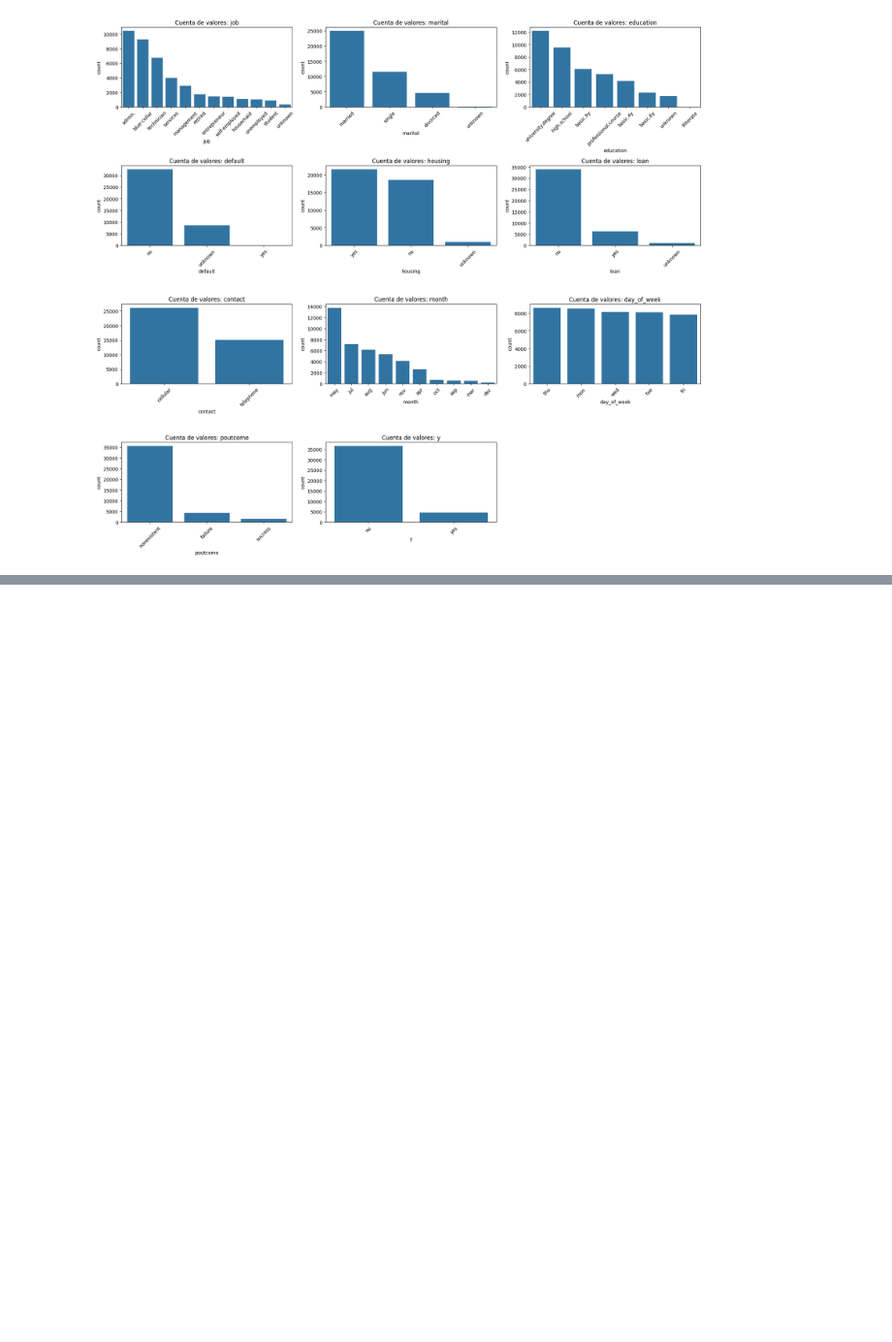
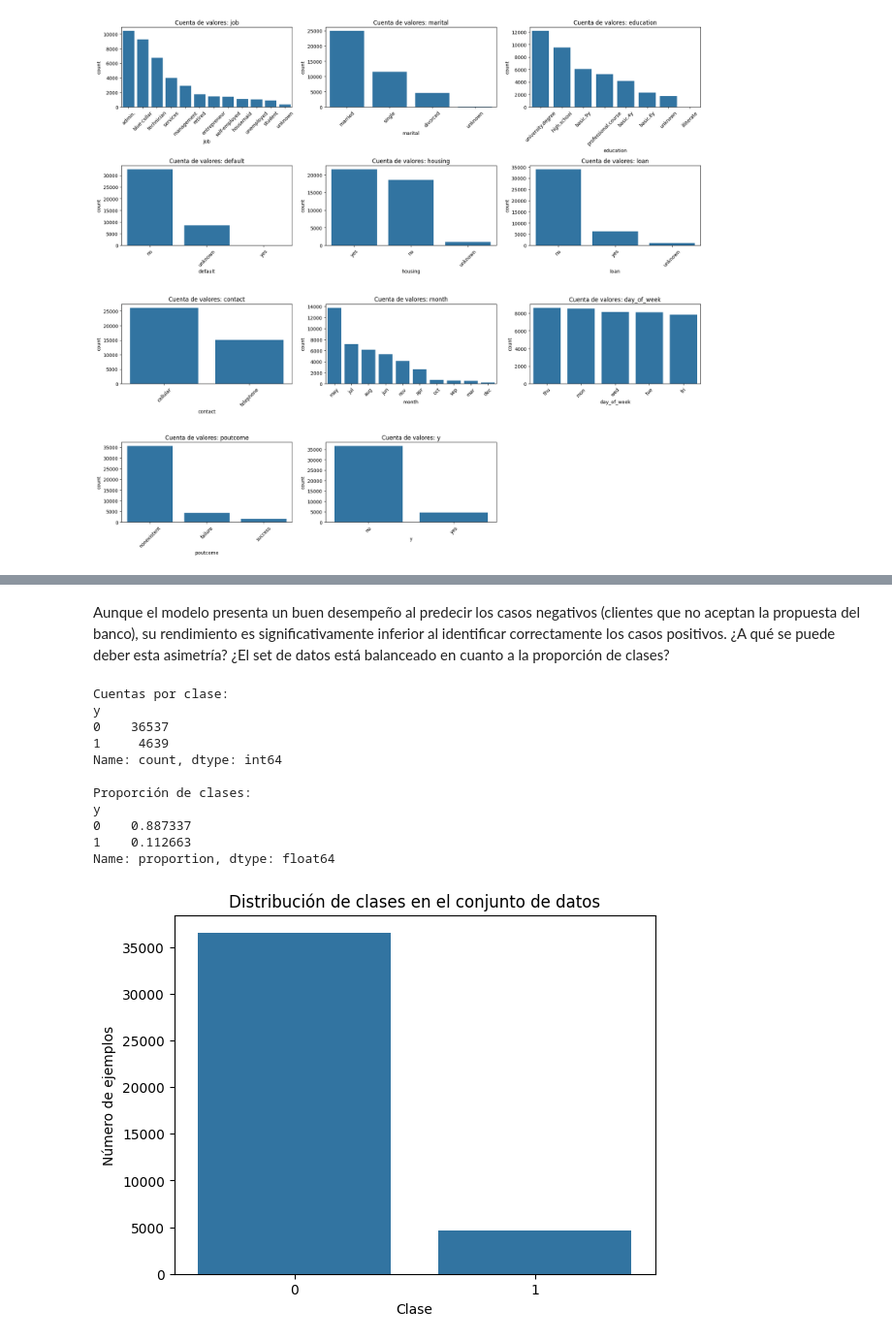
Before and after one commit to fdiazja93/especialidad-en-GenAI, a Jupyter notebook: Clase 1/laboratorio_1.ipynb, the cells around one changed output, grey strips where cells are left out. Shown at 97% size. Drawn from its saved outputs; the diff is of its cells as text; code cells hidden in the pictures; blank space fills up the shorter version.

```diff
--- a/Clase 1/laboratorio_1.ipynb
+++ b/Clase 1/laboratorio_1.ipynb
@@ -298,0 +301,10 @@ No observamos ninguna anomalía y por lo tanto procedemos con la construcción d
+# %%
+# Codificación de variable respuesta y features categóricos
+df['y'] = df['y'].map({'yes': 1, 'no': 0})
+categorical_cols = df.select_dtypes(include='object').columns
+df_encoded = pd.get_dummies(df, columns=categorical_cols, drop_first=True)
+
+# Separación de features y variable respuesta y creación de sets de entrenamiento y testeo
+X = df_encoded.drop('y', axis=1)
+y = df_encoded['y']
+X_train, X_test, y_train, y_test = train_test_split(X, y, stratify=y, test_size=0.2, random_state=42)
@@ -298,0 +347,27 @@ No observamos ninguna anomalía y por lo tanto procedemos con la construcción d
+# %% [markdown]
+Aunque el modelo presenta un buen desempeño al predecir los casos negativos (clientes que no aceptan la propuesta del banco), su rendimiento es significativamente inferior al identificar correctamente los casos positivos. ¿A qué se puede deber esta asimetría? ¿El set de datos está balanceado en cuanto a la proporción de clases?
+# %%
+# Cheqeuo de balanceo de clases
+print("Cuentas por clase:")
+print(y.value_counts())
+print("\nProporción de clases:")
+print(y.value_counts(normalize=True))
+
+sns.countplot(x=y)
+plt.title("Distribución de clases en el conjunto de datos")
+plt.xlabel("Clase")
+plt.ylabel("Número de ejemplos")
+plt.show()
+# %% [output]
+Cuentas por clase:
+y
+0    36537
+1     4639
+Name: count, dtype: int64
+
+Proporción de clases:
+y
+0    0.887337
+1    0.112663
+Name: proportion, dtype: float64
+[figure, added]
```
Also changed, not shown: parts of 11 cells of this notebook.
